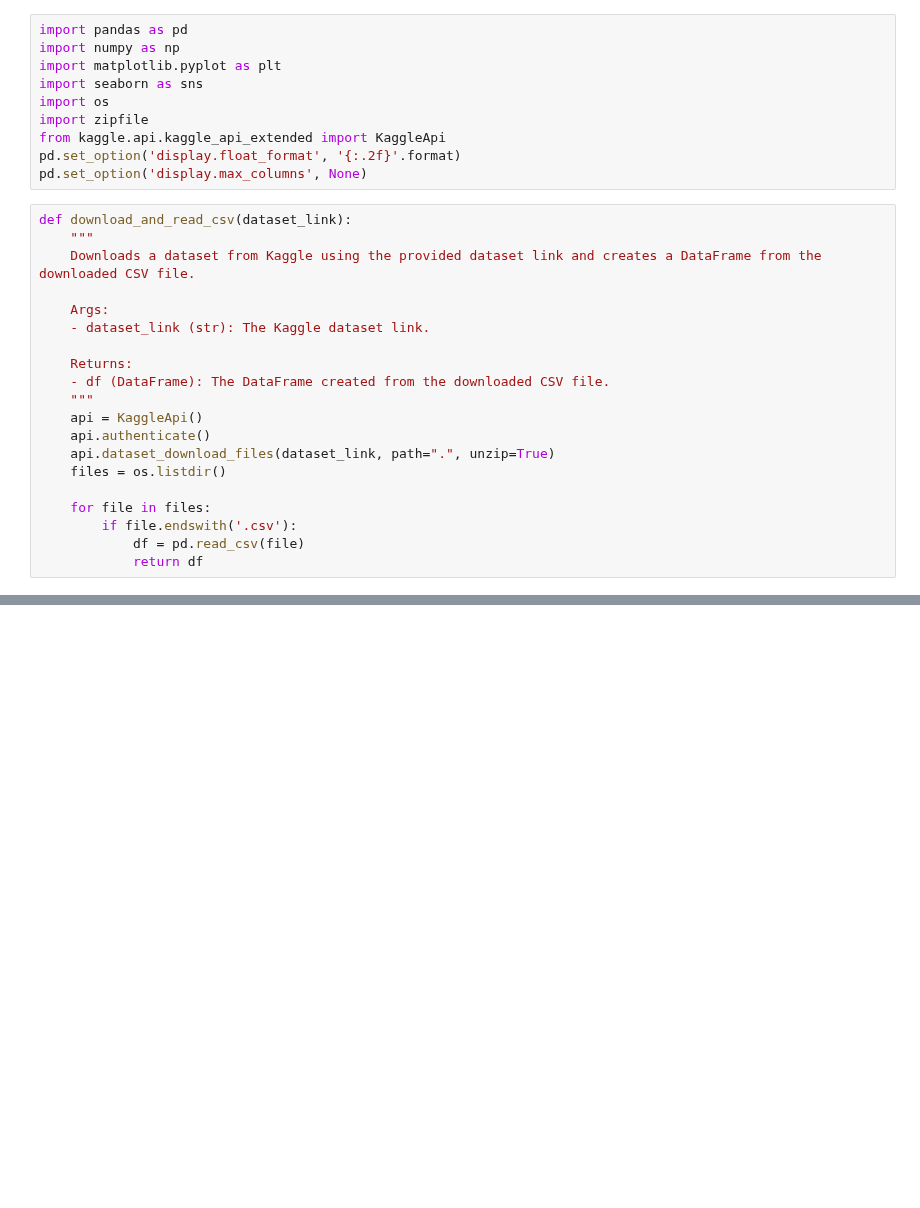
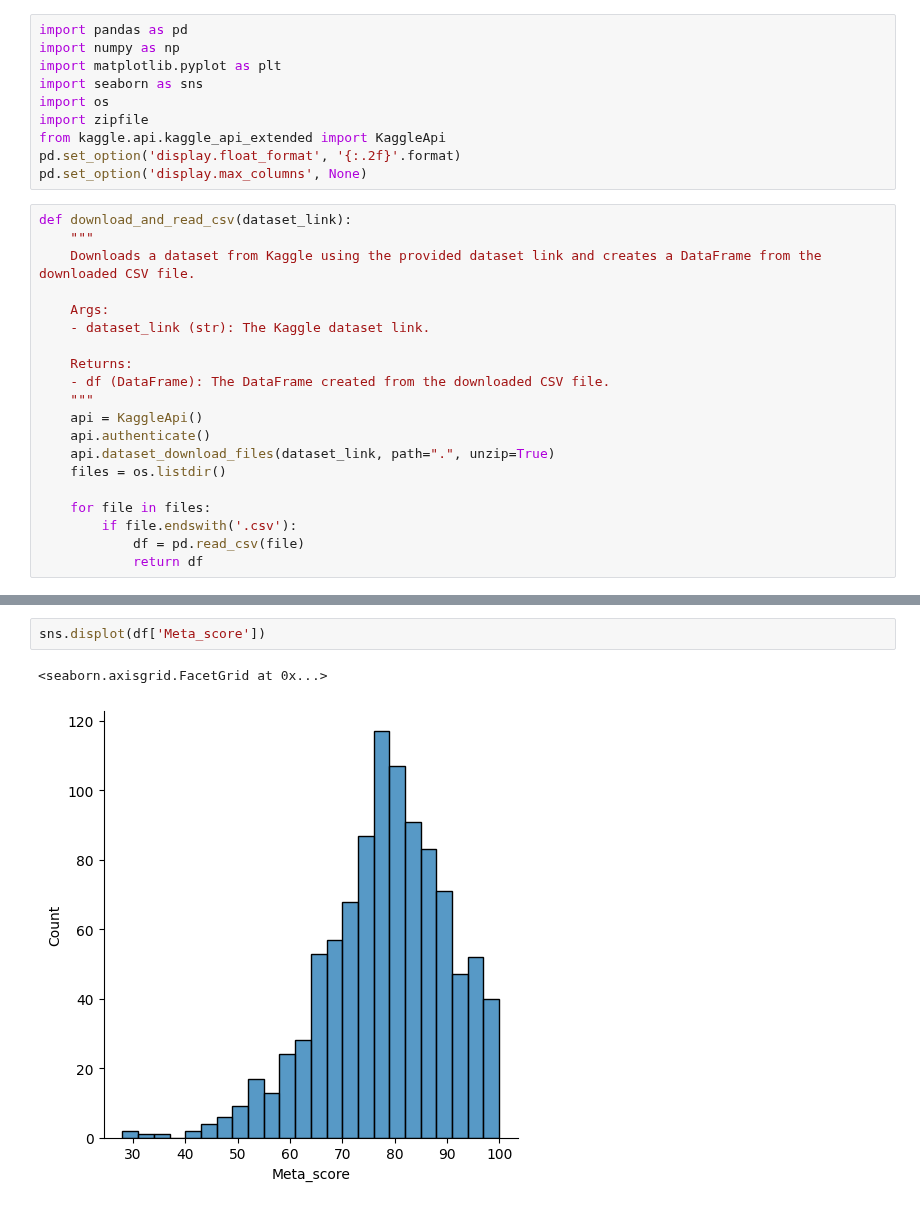
Before and after one commit to kvlrdhrs/DI-Bootcamp, a Jupyter notebook: Week5/Day2/Daily Challenge/Movie.ipynb, the cells around one changed output, grey strips where cells are left out. Drawn from its saved outputs; the diff is of its cells as text; blank space fills up the shorter version.

```diff
--- a/Week5/Day2/Daily Challenge/Movie.ipynb
+++ b/Week5/Day2/Daily Challenge/Movie.ipynb
@@ -41,0 +94,5 @@ df.head()
+# %%
+sns.displot(df['Meta_score'])
+# %% [output]
+<seaborn.axisgrid.FacetGrid at 0x...>
+[figure, added]
```
Also changed, not shown: parts of 17 cells of this notebook.
